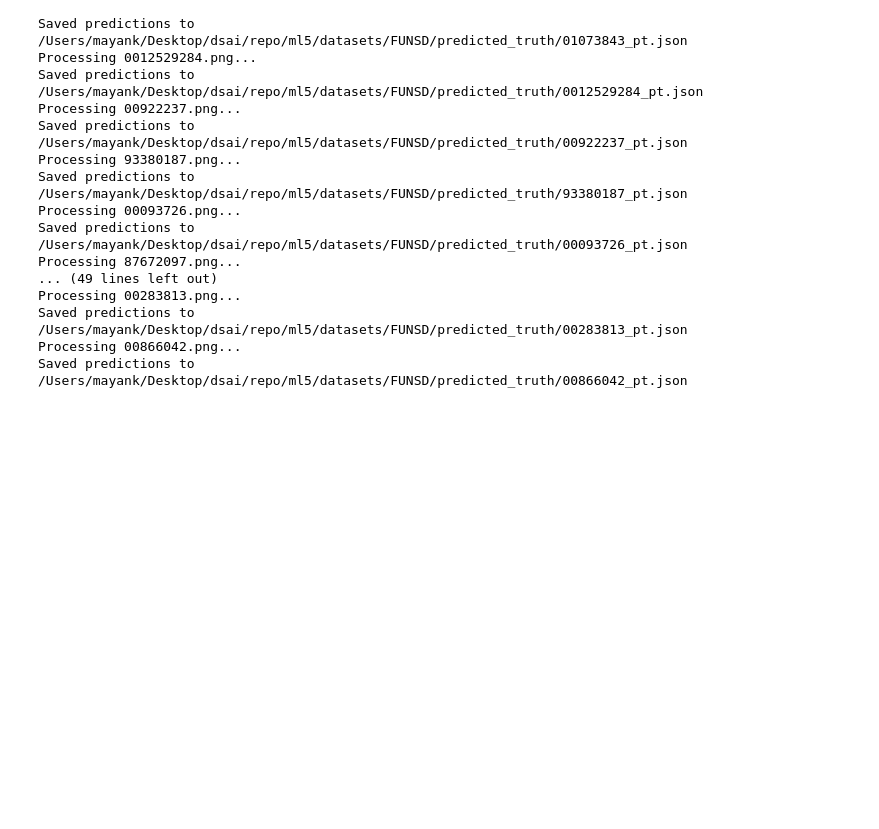
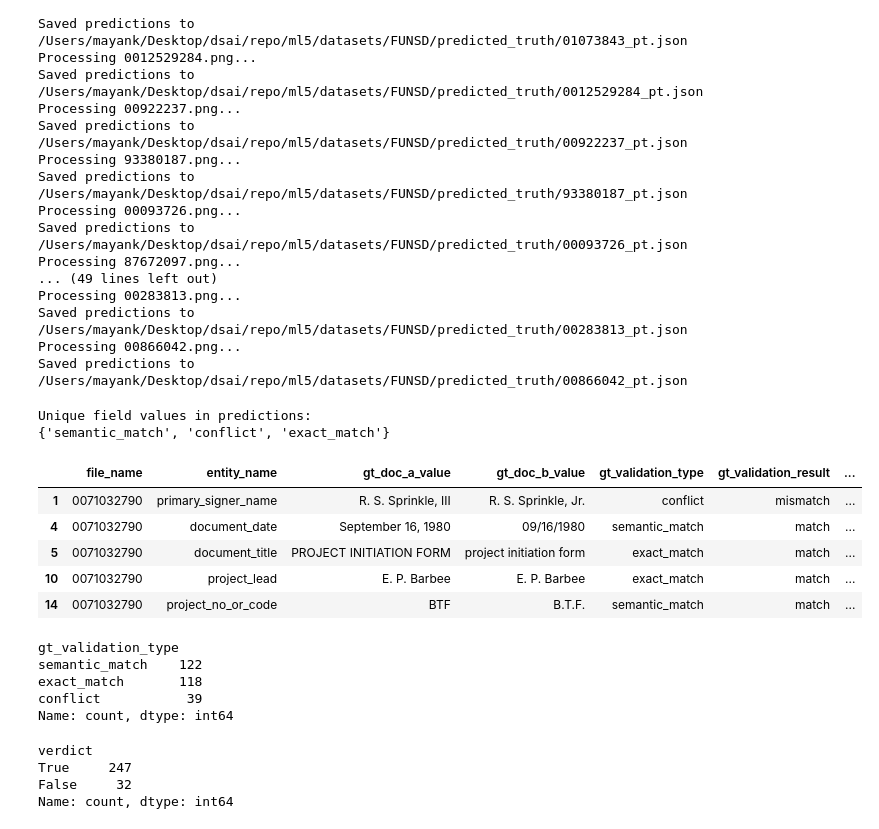
Before and after one commit to mayank160920/Group-11-DS-and-AI-Lab-Project, a Jupyter notebook: eval_funsd.ipynb, the cells around one changed output. Cells and saved outputs as stored; diff of their text form; code cells hidden in the pictures; blank space fills up the shorter version.

```diff
--- a/eval_funsd.ipynb
+++ b/eval_funsd.ipynb
@@ -64,3 +66,15 @@ Processing 00283813.png...
 Saved predictions to /Users/mayank/Desktop/dsai/repo/ml5/datasets/FUNSD/predicted_truth/00283813_pt.json
 Processing 00866042.png...
 Saved predictions to /Users/mayank/Desktop/dsai/repo/ml5/datasets/FUNSD/predicted_truth/00866042_pt.json
+# %%
+files = os.listdir(output_dir)
+field_values = set()
+for file in files:
+    data = json.load(open(output_dir + "/" + file))
+    for entity in data["entities"]:
+        field_values.add(entity["validation_type"])
+print("Unique field values in predictions:")
+print(field_values)
+# %% [output]
+Unique field values in predictions:
+{'semantic_match', 'conflict', 'exact_match'}
@@ -66,0 +124,27 @@ Saved predictions to /Users/mayank/Desktop/dsai/repo/ml5/datasets/FUNSD/predicte
+# %%
+# filter the dataframe to only include rows where gt_validation_type is not None
+# only process the entities where we have ground truth validation type, as those are the ones we can evaluate meaningfully
+filtered_df = df[df["gt_validation_type"].notna()]
+filtered_df.head()
+# %% [output]
+|  | file_name | entity_name | gt_doc_a_value | gt_doc_b_value | gt_validation_type | gt_validation_result | ... |
+| 1 | 0071032790 | primary_signer_name | R. S. Sprinkle, III | R. S. Sprinkle, Jr. | conflict | mismatch | ... |
+| 4 | 0071032790 | document_date | September 16, 1980 | 09/16/1980 | semantic_match | match | ... |
+| 5 | 0071032790 | document_title | PROJECT INITIATION FORM | project initiation form | exact_match | match | ... |
+| 10 | 0071032790 | project_lead | E. P. Barbee | E. P. Barbee | exact_match | match | ... |
+| 14 | 0071032790 | project_no_or_code | BTF | B.T.F. | semantic_match | match | ... |
+# %%
+filtered_df["gt_validation_type"].value_counts()
+# %% [output]
+gt_validation_type
+semantic_match    122
+exact_match       118
+conflict           39
+Name: count, dtype: int64
+# %%
+filtered_df["verdict"].value_counts()
+# %% [output]
+verdict
+True     247
+False     32
+Name: count, dtype: int64
```
Also changed, not shown: parts of 5 cells of this notebook, 4 other files.
